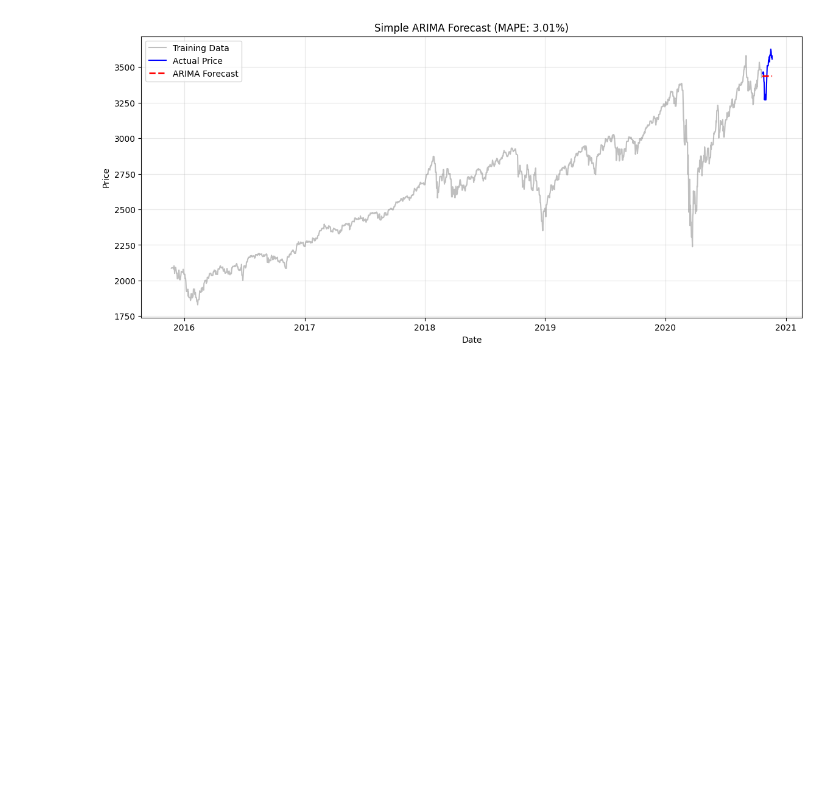
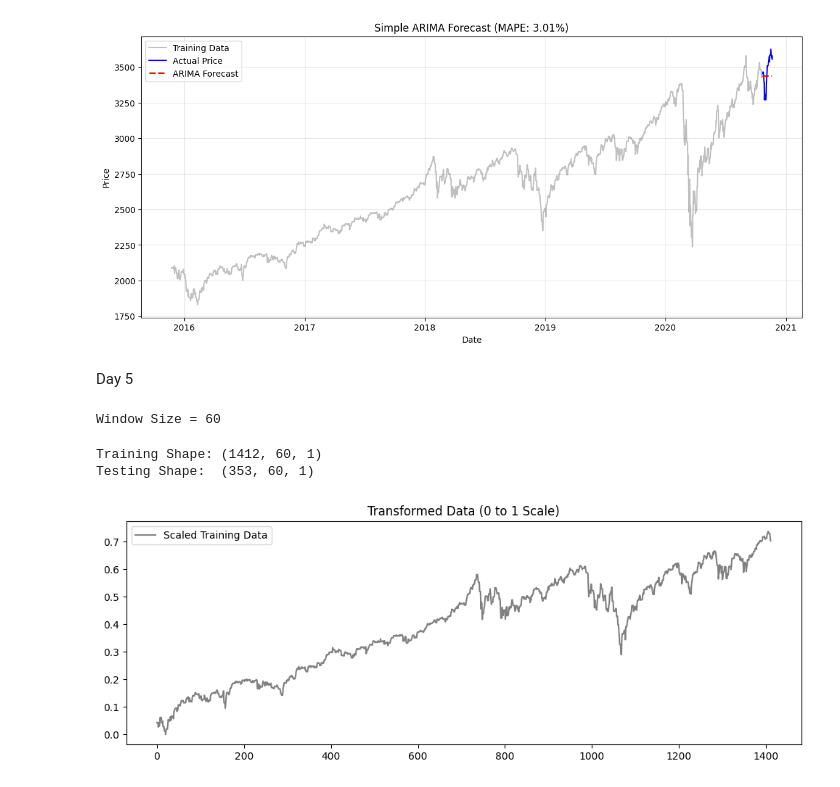
Before and after one commit to hardiksharma2005/Time-series-forcasting, a Jupyter notebook: Time_Series_Forcasting_project.ipynb, the cells around one changed output. Drawn from its saved outputs; the diff is of its cells as text; code cells hidden in the pictures; blank space fills up the shorter version.

```diff
--- a/Time_Series_Forcasting_project.ipynb
+++ b/Time_Series_Forcasting_project.ipynb
@@ -215,3 +217,50 @@ plt.grid(True, alpha=0.3)
 plt.show()
 # %% [output]
 [figure]
+# %% [markdown]
+Day 5
+# %%
+# Scaling data
+dataset = data['Close'].values.reshape(-1, 1)
+
+scaler = MinMaxScaler(feature_range=(0, 1))
+scaled_data = scaler.fit_transform(dataset)
+# %%
+# The sliding window
+prediction_days = 60
+
+X = []
+y = []
+
+print(f"Window Size = {prediction_days}")
+
+for i in range(prediction_days, len(scaled_data)):
+    X.append(scaled_data[i-prediction_days:i, 0])
+    y.append(scaled_data[i, 0])
+
+X, y = np.array(X), np.array(y)
+# %% [output]
+Window Size = 60
+# %%
+# Training and Test data setup
+# We keep the last 20% for testing (approx 1 year of recent data)
+split_idx = int(len(X) * 0.8)
+
+X_train, y_train = X[:split_idx], y[:split_idx]
+X_test, y_test = X[split_idx:], y[split_idx:]
+# %%
+X_train = np.reshape(X_train, (X_train.shape[0], X_train.shape[1], 1))
+X_test = np.reshape(X_test, (X_test.shape[0], X_test.shape[1], 1))
+
+print(f"Training Shape: {X_train.shape}")
+print(f"Testing Shape:  {X_test.shape}")
+
+plt.figure(figsize=(12, 4))
+plt.plot(y_train, label='Scaled Training Data', color='gray')
+plt.title("Transformed Data (0 to 1 Scale)")
+plt.legend()
+plt.show()
+# %% [output]
+Training Shape: (1412, 60, 1)
+Testing Shape:  (353, 60, 1)
+[figure, added]
```
Also changed, not shown: parts of 2 cells of this notebook.
